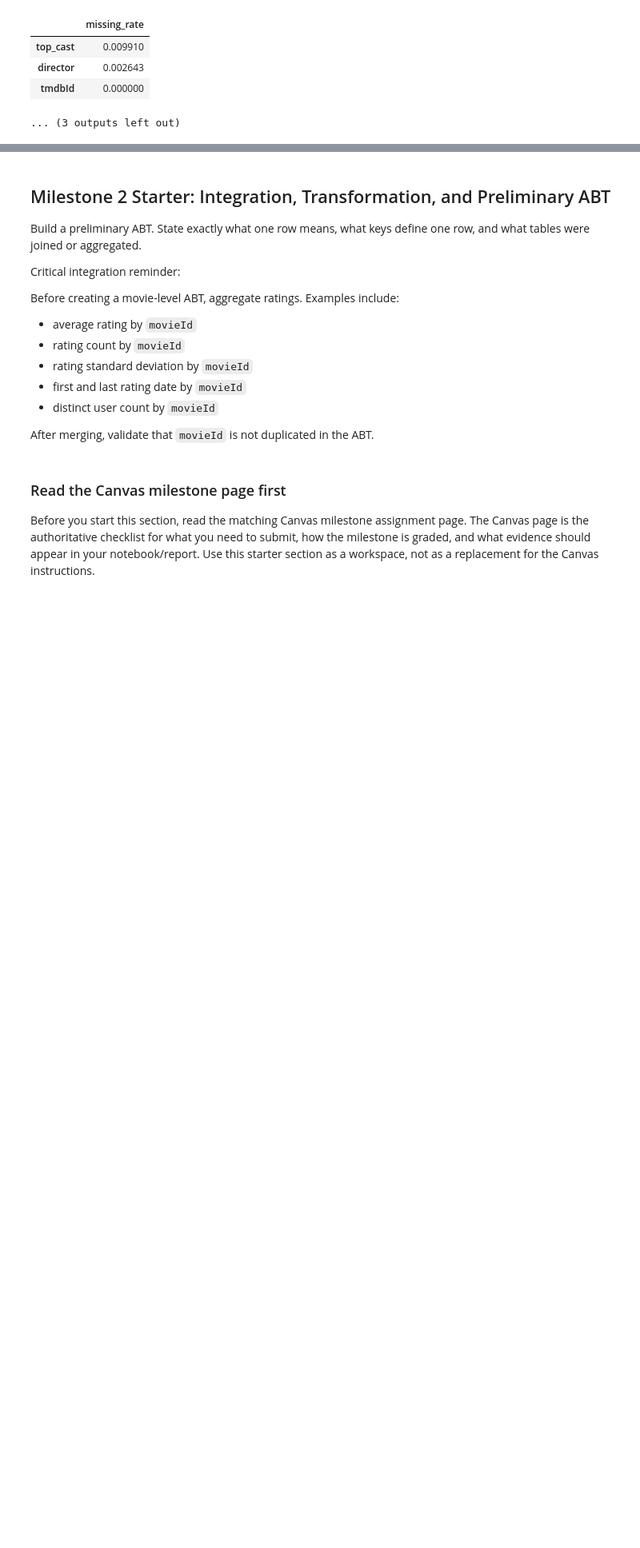
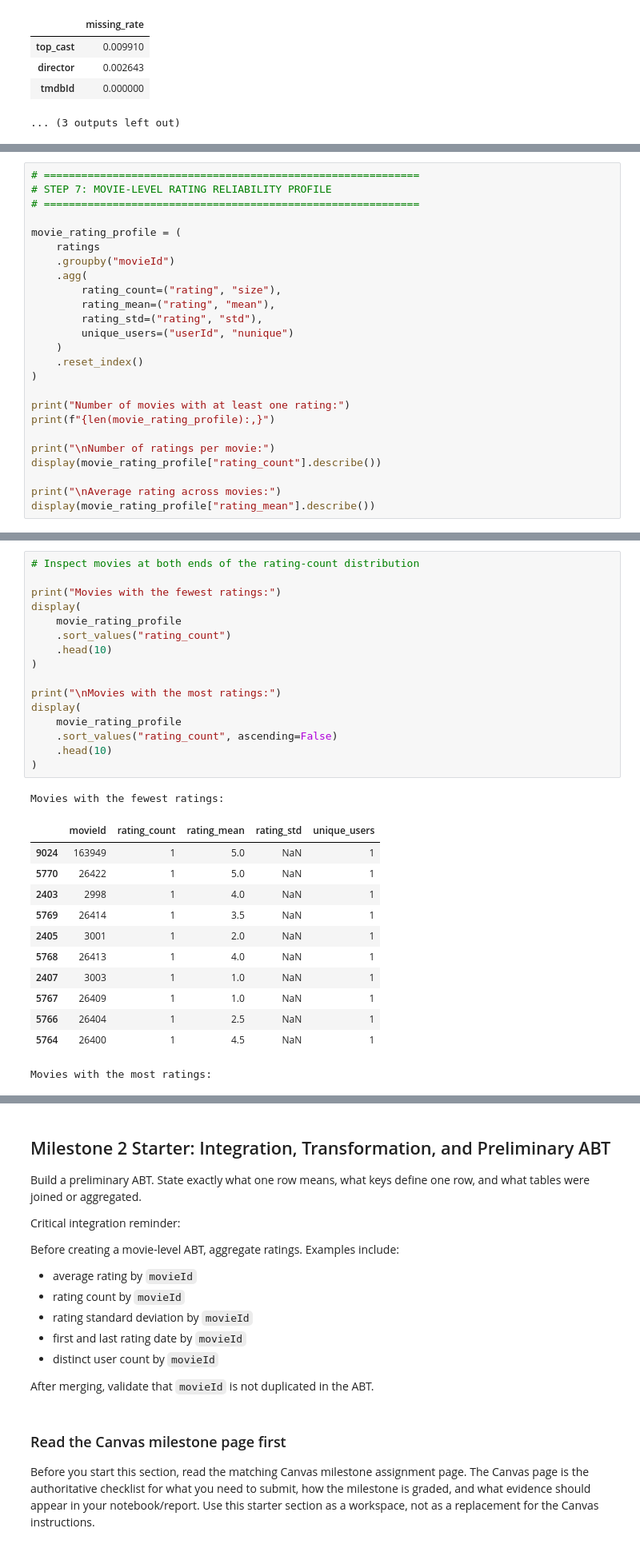
Before and after one commit to YaraAltarawneh/ban6003-Project-YaraAltarawneh, a Jupyter notebook: notebooks/movies_project_starter.ipynb, the cells around one changed output, grey strips where cells are left out. Shown at 80% size. Cells and saved outputs as stored; diff of their text form; blank space fills up the shorter version.

```diff
--- a/notebooks/movies_project_starter.ipynb
+++ b/notebooks/movies_project_starter.ipynb
@@ -349,0 +811,25 @@ credits
+# %%
+# ============================================================
+# STEP 7: MOVIE-LEVEL RATING RELIABILITY PROFILE
+# ============================================================
+
+movie_rating_profile = (
+    ratings
+    .groupby("movieId")
+    .agg(
+        rating_count=("rating", "size"),
+        rating_mean=("rating", "mean"),
+        rating_std=("rating", "std"),
+        unique_users=("userId", "nunique")
+    )
+    .reset_index()
+)
+
+print("Number of movies with at least one rating:")
+print(f"{len(movie_rating_profile):,}")
+
+print("\nNumber of ratings per movie:")
+display(movie_rating_profile["rating_count"].describe())
+
+print("\nAverage rating across movies:")
+display(movie_rating_profile["rating_mean"].describe())
@@ -349,0 +892,30 @@ credits
+# %%
+# Inspect movies at both ends of the rating-count distribution
+
+print("Movies with the fewest ratings:")
+display(
+    movie_rating_profile
+    .sort_values("rating_count")
+    .head(10)
+)
+
+print("\nMovies with the most ratings:")
+display(
+    movie_rating_profile
+    .sort_values("rating_count", ascending=False)
+    .head(10)
+)
+# %% [output]
+Movies with the fewest ratings:
+|  | movieId | rating_count | rating_mean | rating_std | unique_users |
+| 9024 | 163949 | 1 | 5.0 | NaN | 1 |
+| 5770 | 26422 | 1 | 5.0 | NaN | 1 |
+| 2403 | 2998 | 1 | 4.0 | NaN | 1 |
+| 5769 | 26414 | 1 | 3.5 | NaN | 1 |
+| 2405 | 3001 | 1 | 2.0 | NaN | 1 |
+| 5768 | 26413 | 1 | 4.0 | NaN | 1 |
+| 2407 | 3003 | 1 | 1.0 | NaN | 1 |
+| 5767 | 26409 | 1 | 1.0 | NaN | 1 |
+| 5766 | 26404 | 1 | 2.5 | NaN | 1 |
+| 5764 | 26400 | 1 | 4.5 | NaN | 1 |
+Movies with the most ratings:
```
Also changed, not shown: parts of 34 cells of this notebook.
